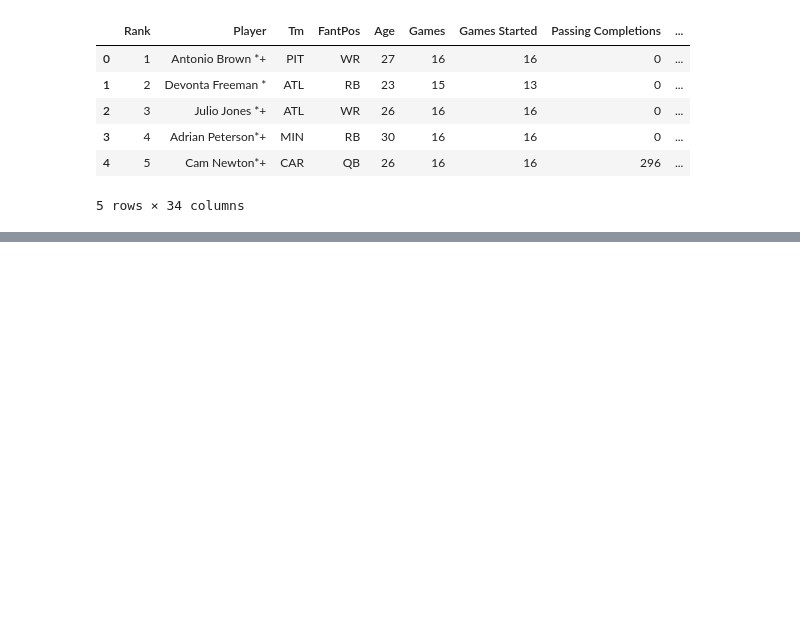
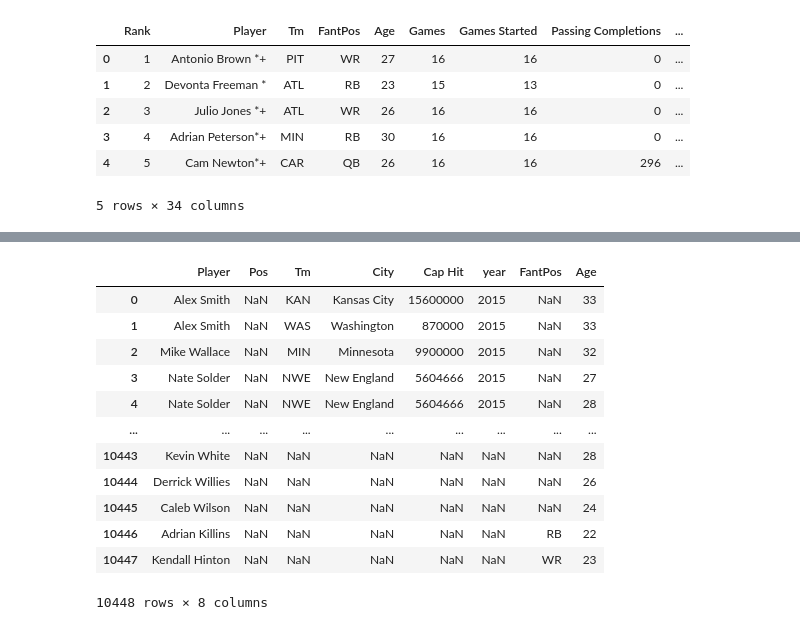
Before and after one commit to malreadjr/NFL-playersalary-Project, a Jupyter notebook: Data/dataMerging.ipynb, the cells around one changed output, grey strips where cells are left out. Saved outputs shown, nothing was run; the diff lists cells and outputs as text; code cells hidden in the pictures; blank space fills up the shorter version.

```diff
--- a/Data/dataMerging.ipynb
+++ b/Data/dataMerging.ipynb
@@ -55,0 +102,16 @@ See the caveats in the documentation: https://pandas.pydata.org/pandas-docs/stab
+# %%
+pd.merge(df_salary, df_player_trimmed, how='right', left_on=['Player', 'Pos'], right_on=['Player', 'FantPos'])
+# %% [output]
+|  | Player | Pos | Tm | City | Cap Hit | year | FantPos | Age |
+| 0 | Alex Smith | NaN | KAN | Kansas City | 15600000 | 2015 | NaN | 33 |
+| 1 | Alex Smith | NaN | WAS | Washington | 870000 | 2015 | NaN | 33 |
+| 2 | Mike Wallace | NaN | MIN | Minnesota | 9900000 | 2015 | NaN | 32 |
+| 3 | Nate Solder | NaN | NWE | New England | 5604666 | 2015 | NaN | 27 |
+| 4 | Nate Solder | NaN | NWE | New England | 5604666 | 2015 | NaN | 28 |
+| ... | ... | ... | ... | ... | ... | ... | ... | ... |
+| 10443 | Kevin White | NaN | NaN | NaN | NaN | NaN | NaN | 28 |
+| 10444 | Derrick Willies | NaN | NaN | NaN | NaN | NaN | NaN | 26 |
+| 10445 | Caleb Wilson | NaN | NaN | NaN | NaN | NaN | NaN | 24 |
+| 10446 | Adrian Killins | NaN | NaN | NaN | NaN | NaN | RB | 22 |
+| 10447 | Kendall Hinton | NaN | NaN | NaN | NaN | NaN | WR | 23 |
+10448 rows × 8 columns
```
Also changed, not shown: parts of 15 cells of this notebook, 3 other files.
